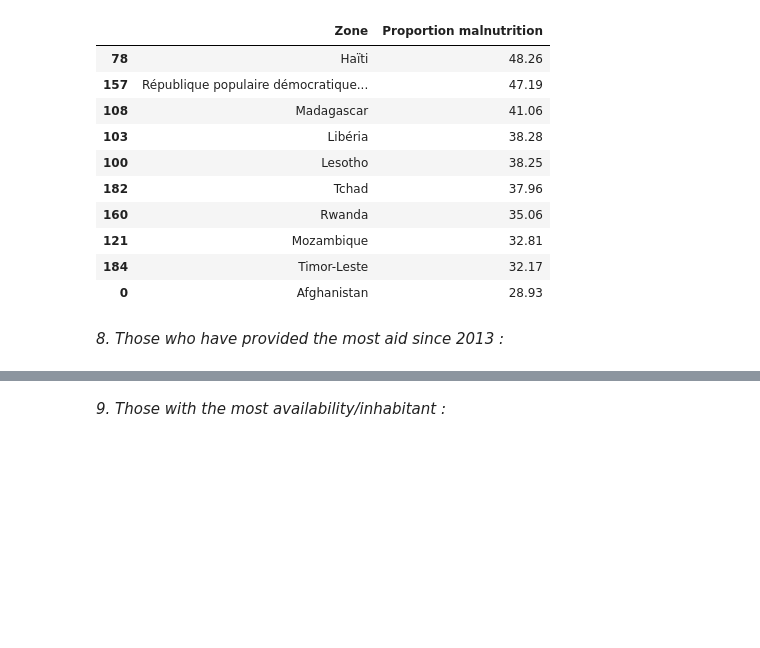
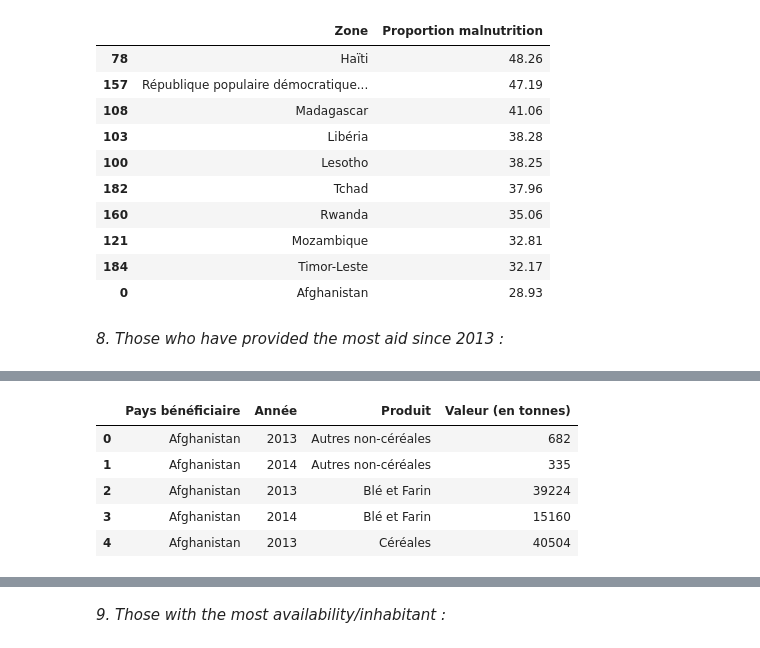
Before and after one commit to donia-nefiz/Public-health-research-with-python, a Jupyter notebook: Public-health-research-with-python.ipynb, the cells around one changed output, grey strips where cells are left out. Saved outputs shown, nothing was run; the diff lists cells and outputs as text; code cells hidden in the pictures; blank space fills up the shorter version.

```diff
--- a/Public-health-research-with-python.ipynb
+++ b/Public-health-research-with-python.ipynb
@@ -1092,0 +1102,9 @@ undernutritionAndPop2017[["Zone", "Proportion malnutrition"]].sort_values(by=["P
+# %%
+foodHelp.head()
+# %% [output]
+|  | Pays bénéficiaire | Année | Produit | Valeur (en tonnes) |
+| 0 | Afghanistan | 2013 | Autres non-céréales | 682 |
+| 1 | Afghanistan | 2014 | Autres non-céréales | 335 |
+| 2 | Afghanistan | 2013 | Blé et Farin | 39224 |
+| 3 | Afghanistan | 2014 | Blé et Farin | 15160 |
+| 4 | Afghanistan | 2013 | Céréales | 40504 |
```
Also changed, not shown: parts of 14 cells of this notebook.
